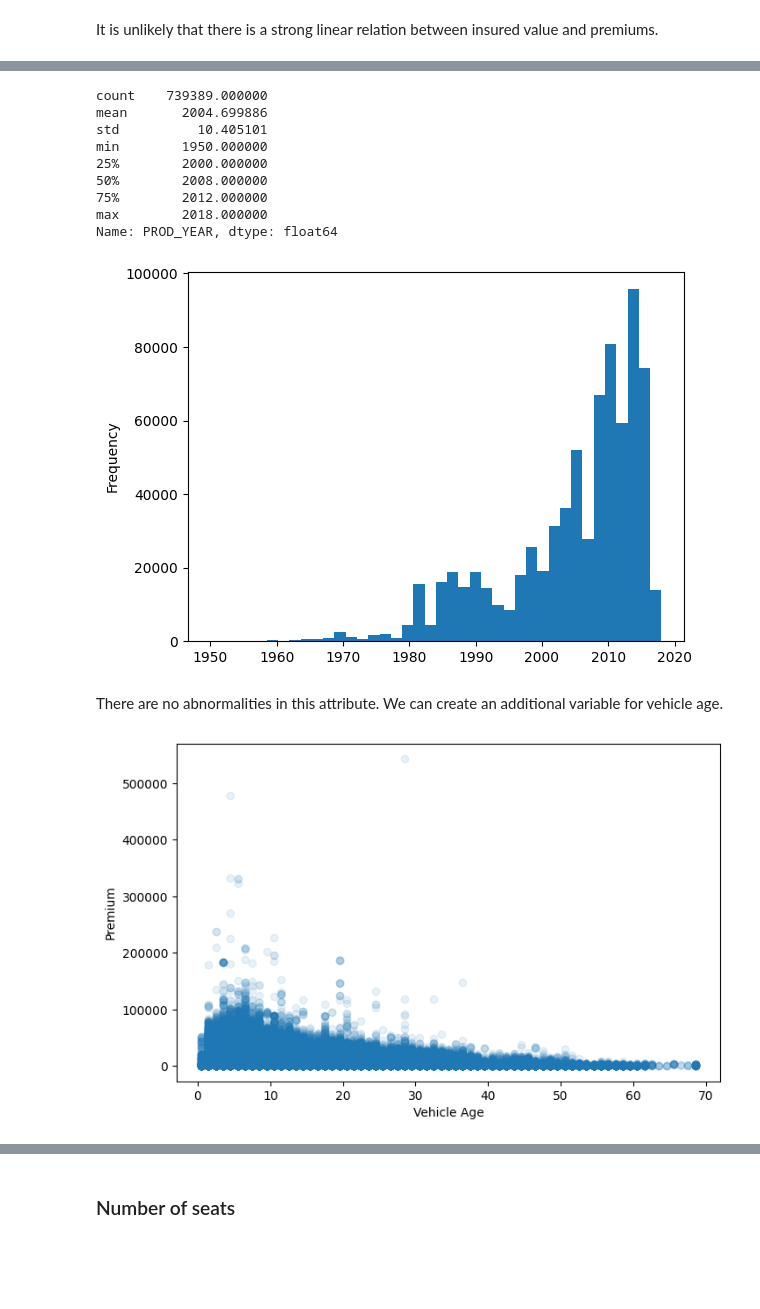
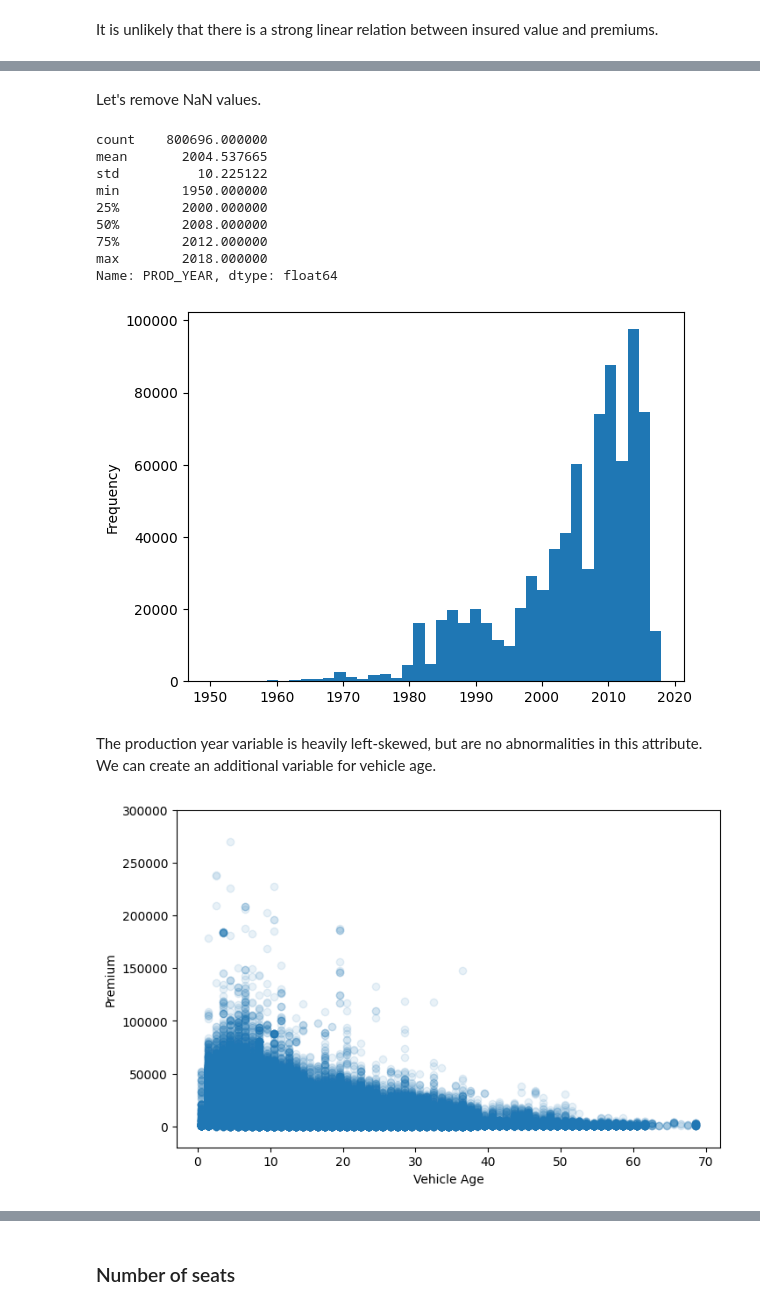
Before and after one commit to Mykolazaz/ethiopian-insurance-premiums, a Jupyter notebook: Basics.ipynb, the cells around one changed output, grey strips where cells are left out. Drawn from its saved outputs; the diff is of its cells as text; code cells hidden in the pictures; blank space fills up the shorter version.

```diff
--- a/Basics.ipynb
+++ b/Basics.ipynb
@@ -365,8 +412,8 @@ For the purpose of developing a model, we may create an additional variable that
 # %%
 insurance_data["INSR_COVER"] = np.where(
     insurance_data["INSURED_VALUE"] == 0,
-    "liability",
-    "comprehensive"
+    "LIABILITY",
+    "COMPREHENSIVE"
 )
 
 insurance_data["INSR_COVER"].value_counts()
@@ -447,8 +450,0 @@ There are a total of 7269 OBJECT_IDs that apprear more than 7 times. This issue
-# %%
-object_id_counts = insurance_data["OBJECT_ID"].value_counts()
-
-ids_to_remove = object_id_counts[object_id_counts > 7].index
-
-insurance_data = insurance_data[~insurance_data["OBJECT_ID"].isin(ids_to_remove)]
-
-print(insurance_data.shape)
@@ -485,12 +477,14 @@ array([1982., 2012., 1998., 1990., 2004., 2005., 2008., 1999., 1995.,
        1959., 1950., 1955., 1954., 1952., 1956., 1951.])
+# %% [markdown]
+Let's remove NaN values.
 # %%
 insurance_data = insurance_data[insurance_data["PROD_YEAR"].notna()]
 # %%
 insurance_data["PROD_YEAR"].describe()
 # %% [output]
-count    739389.000000
-mean       2004.699886
-std          10.405101
+count    800696.000000
+mean       2004.537665
+std          10.225122
 min        1950.000000
 25%        2000.000000
 50%        2008.000000
@@ -502,9 +496,9 @@ insurance_data["PROD_YEAR"].plot(kind='hist', bins=40)
 
 plt.show()
 # %% [output]
-[figure, old version]
+[figure, new version]
 # %% [markdown]
-There are no abnormalities in this attribute. We can create an additional variable for vehicle age.
+The production year variable is heavily left-skewed, but are no abnormalities in this attribute. We can create an additional variable for vehicle age.
 # %%
 max_insr_date = pd.to_datetime(insurance_data["INSR_BEGIN"].max())
 
@@ -514,9 +508,10 @@ insurance_data["VEHICLE_AGE"] = (max_insr_date - prod_year_dt).dt.days / 365
 # %%
 plt.figure(figsize=(8, 5))
 plt.scatter(insurance_data['VEHICLE_AGE'], insurance_data['PREMIUM'], alpha=0.1)
 plt.xlabel('Vehicle Age')
 plt.ylabel('Premium')
+plt.ylim([-20000, 300000])
 plt.show()
 # %% [output]
-[figure, old version]
+[figure, new version]
 # %% [markdown]
```
Also changed, not shown: parts of 52 cells of this notebook.
